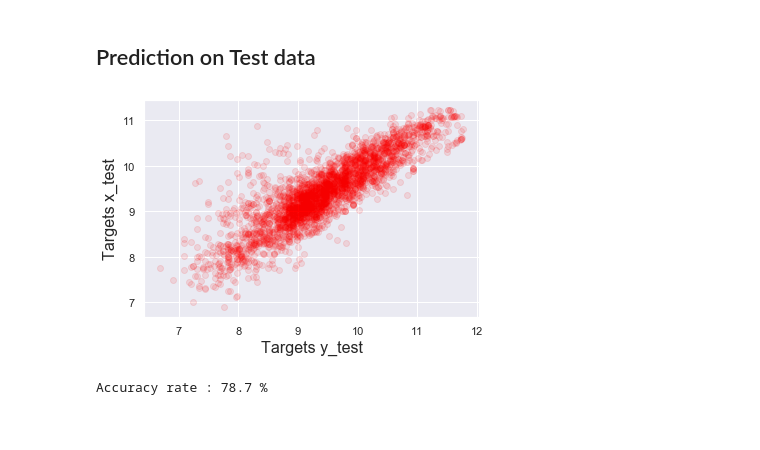
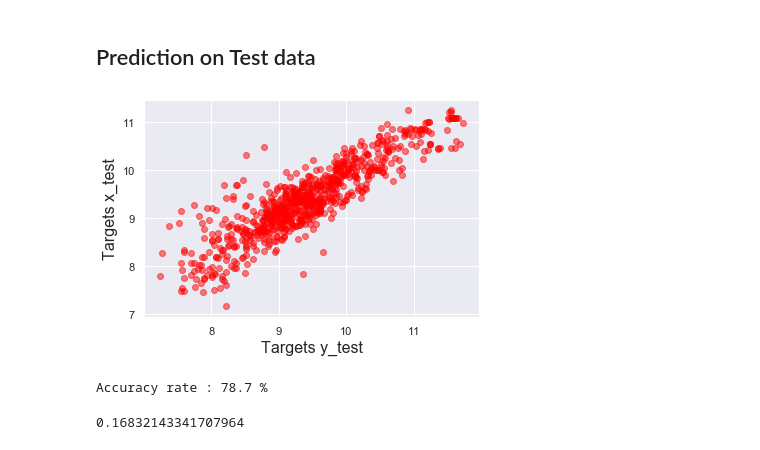
Before and after one commit to OLeoghain/Car-Price-Prediction, a Jupyter notebook: Car Price Prediction - Linear Regression.ipynb, the cells around one changed output. Cells and saved outputs as stored; diff of their text form; code cells hidden in the pictures.

```diff
--- a/Car Price Prediction - Linear Regression.ipynb
+++ b/Car Price Prediction - Linear Regression.ipynb
@@ -9,4 +9,4 @@ sns.set()
 # %% [markdown]
 ## Raw Data
 # %%
-raw_data = pd.read_csv('1.04. Real-life example.csv')
+raw_data = pd.read_csv('car_prices_dataset.csv')
@@ -290,12 +341,12 @@ reg_summary.round(3)
 # %%
 y_hat_test = reg.predict(x_test)
 # %%
-plt.scatter(y_train,y_hat, alpha= 0.1, c = 'Red')
+plt.scatter(y_test,y_hat_test, alpha= 0.5, c = 'Red')
 plt.xlabel('Targets y_test',size ='16')
 plt.ylabel('Targets x_test', size = '16')
 plt.show()
 # %% [output]
-[figure, old version]
+[figure, new version]
 # %%
 print('Accuracy rate :',reg.score(x_test,y_test).round(3)*100, '%')
 # %% [output]
@@ -302,0 +356,4 @@ Accuracy rate : 78.7 %
+# %%
+mean_squared_error(y_hat_test, y_test)
+# %% [output]
+0.16832143341707964
```
Also changed, not shown: parts of 9 cells of this notebook, 1 other file.
